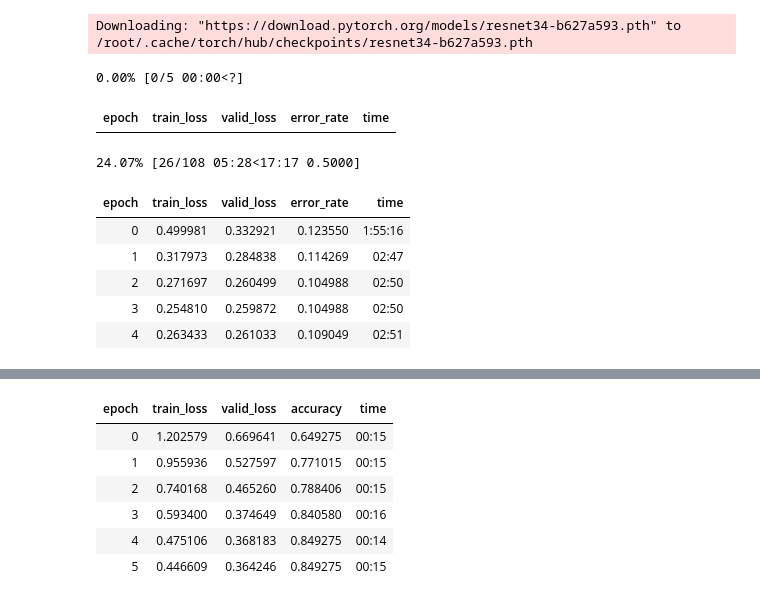
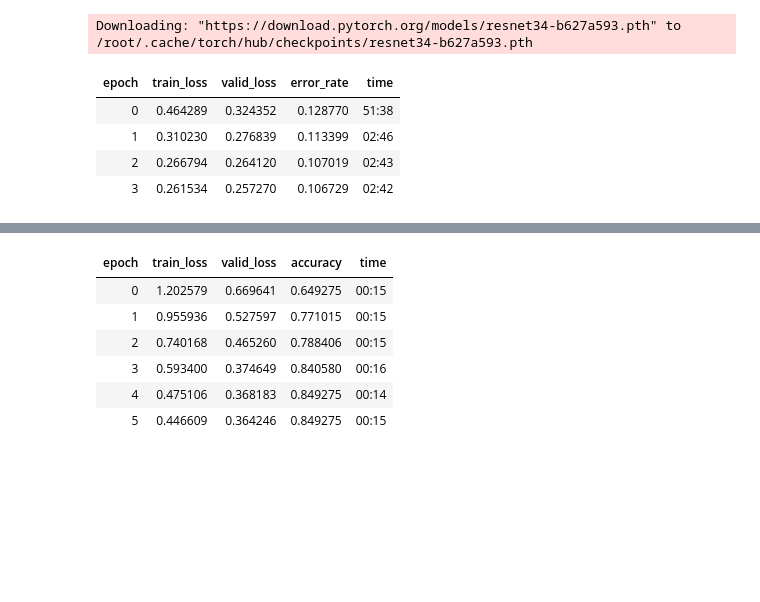
Before and after one commit to Stephaaniee/ProjectWork, a Jupyter notebook: TstTst2.ipynb, the cells around one changed output, grey strips where cells are left out. Cells and saved outputs as stored; diff of their text form; code cells hidden in the pictures; blank space fills up the shorter version.

```diff
--- a/TstTst2.ipynb
+++ b/TstTst2.ipynb
@@ -80,17 +80,13 @@ learn = vision_learner(dls, resnet34, metrics = error_rate)
 # %% [output]
 Downloading: "https://download.pytorch.org/models/resnet34-b627a593.pth" to /root/.cache/torch/hub/checkpoints/resnet34-b627a593.pth
 # %%
-learn.fit_one_cycle(5) # iterate over the data in 5 cycles
+learn.fit_one_cycle(4) # iterate over the data in 4 cycles
 # %% [output]
-0.00% [0/5 00:00<?]
 | epoch | train_loss | valid_loss | error_rate | time |
+| 0 | 0.464289 | 0.324352 | 0.128770 | 51:38 |
+| 1 | 0.310230 | 0.276839 | 0.113399 | 02:46 |
+| 2 | 0.266794 | 0.264120 | 0.107019 | 02:43 |
+| 3 | 0.261534 | 0.257270 | 0.106729 | 02:42 |
-24.07% [26/108 05:28<17:17 0.5000]
-| epoch | train_loss | valid_loss | error_rate | time |
-| 0 | 0.499981 | 0.332921 | 0.123550 | 1:55:16 |
-| 1 | 0.317973 | 0.284838 | 0.114269 | 02:47 |
-| 2 | 0.271697 | 0.260499 | 0.104988 | 02:50 |
-| 3 | 0.254810 | 0.259872 | 0.104988 | 02:50 |
-| 4 | 0.263433 | 0.261033 | 0.109049 | 02:51 |
 # %%
 # Analyse how the model performed
 results = ClassificationInterpretation.from_learner(learn)
```
Also changed, not shown: parts of 3 cells of this notebook.
